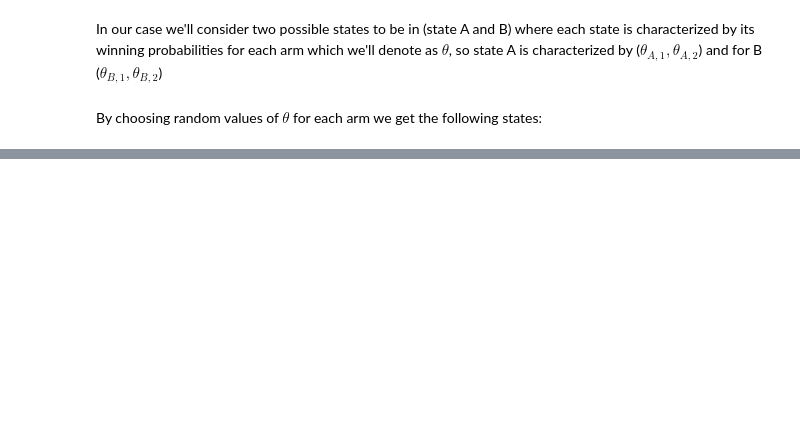
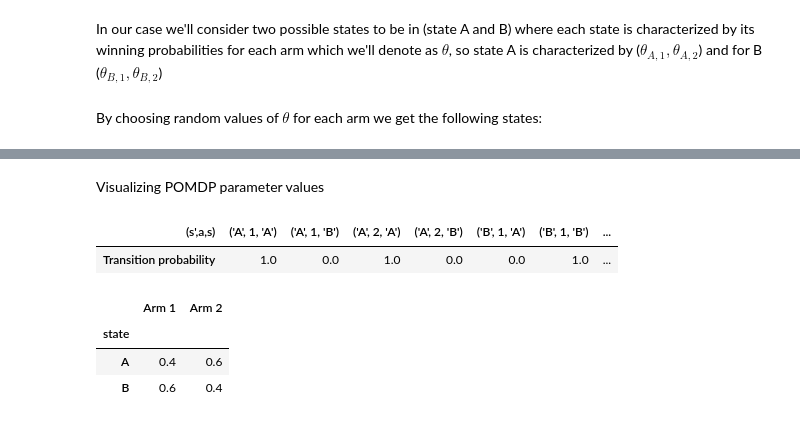
Before and after one commit to malikbf5/FSC-optimization, a Jupyter notebook: Bernoulli Bandits/General Bernoulli Bandits.ipynb, the cells around one changed output, grey strips where cells are left out. Saved outputs shown, nothing was run; the diff lists cells and outputs as text; code cells hidden in the pictures; blank space fills up the shorter version.

```diff
--- a/Bernoulli Bandits/General Bernoulli Bandits.ipynb
+++ b/Bernoulli Bandits/General Bernoulli Bandits.ipynb
@@ -72,0 +113,23 @@ plt.show()
+# %% [markdown]
+Visualizing POMDP parameter values
+# %%
+def statename(state):
+    return 'A' if state == 0 else 'B'
+state_transition_model_dict = {
+    str((statename(sprime),action +1,statename(state))): state_transition_model[sprime,action,state]
+    for sprime,action,state in product(s,a,s)
+}
+state_transition_model_df = pd.DataFrame(state_transition_model_dict, index=['Transition probability'])
+state_transition_model_df = state_transition_model_df.rename_axis("(s',a,s)", axis="columns")
+state_transition_model_df
+# %% [output]
+| (s',a,s) | ('A', 1, 'A') | ('A', 1, 'B') | ('A', 2, 'A') | ('A', 2, 'B') | ('B', 1, 'A') | ('B', 1, 'B') | ... |
+| Transition probability | 1.0 | 0.0 | 1.0 | 0.0 | 0.0 | 1.0 | ... |
+# %%
+rewarddf = pd.DataFrame(reward_model, index=['A', 'B'], columns=['Arm 1', 'Arm 2'])
+rewarddf.rename_axis("state", axis="index")
+# %% [output]
+|  | Arm 1 | Arm 2 |
+| state |  |  |
+| A | 0.4 | 0.6 |
+| B | 0.6 | 0.4 |
```
Also changed, not shown: parts of 10 cells of this notebook, 1 other file.
